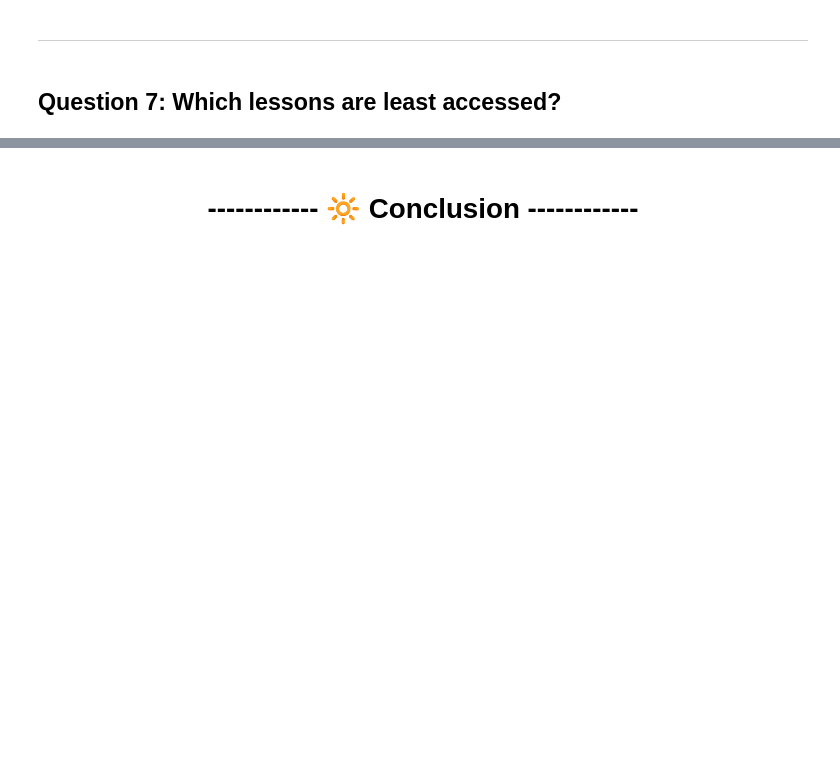
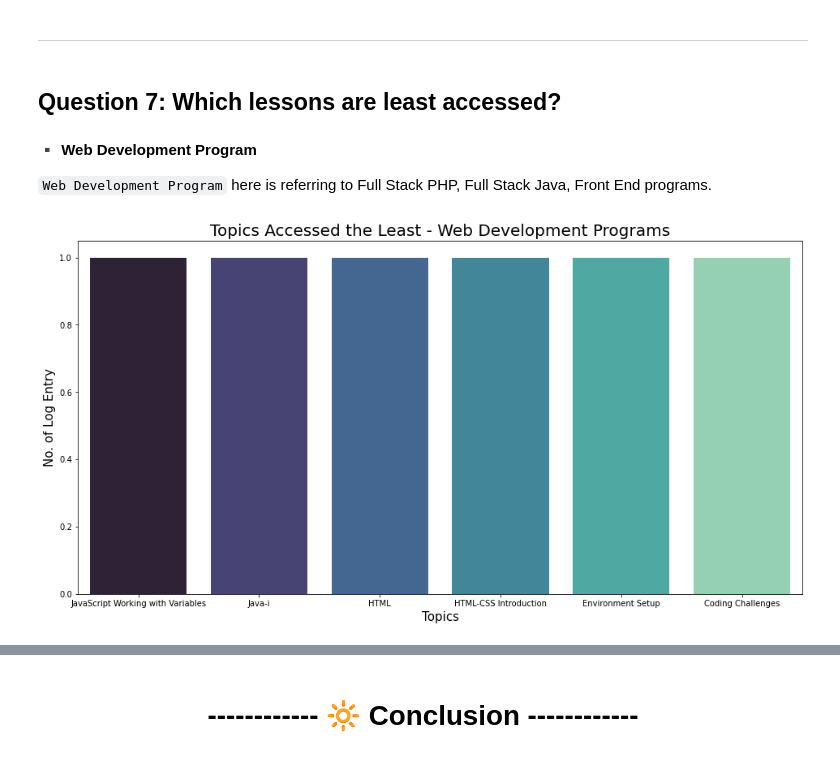
Before and after one commit to JML-Association/Anomaly-Detection-Project, a Jupyter notebook: final_report.ipynb, the cells around one changed output, grey strips where cells are left out. Saved outputs shown, nothing was run; the diff lists cells and outputs as text; code cells hidden in the pictures; blank space fills up the shorter version.

```diff
--- a/final_report.ipynb
+++ b/final_report.ipynb
@@ -368,3 +368,11 @@ explore.q6_p4(df)
 ***
 # %% [markdown]
 ## Question 7: Which lessons are least accessed?
+# %% [markdown]
+**▪️ Web Development Program**
+
+`Web Development Program` here is referring to Full Stack PHP, Full Stack Java, Front End programs.
+# %%
+explore.q7_p1(df)
+# %% [output]
+[figure, added]
```
Also changed, not shown: parts of 27 cells of this notebook.
